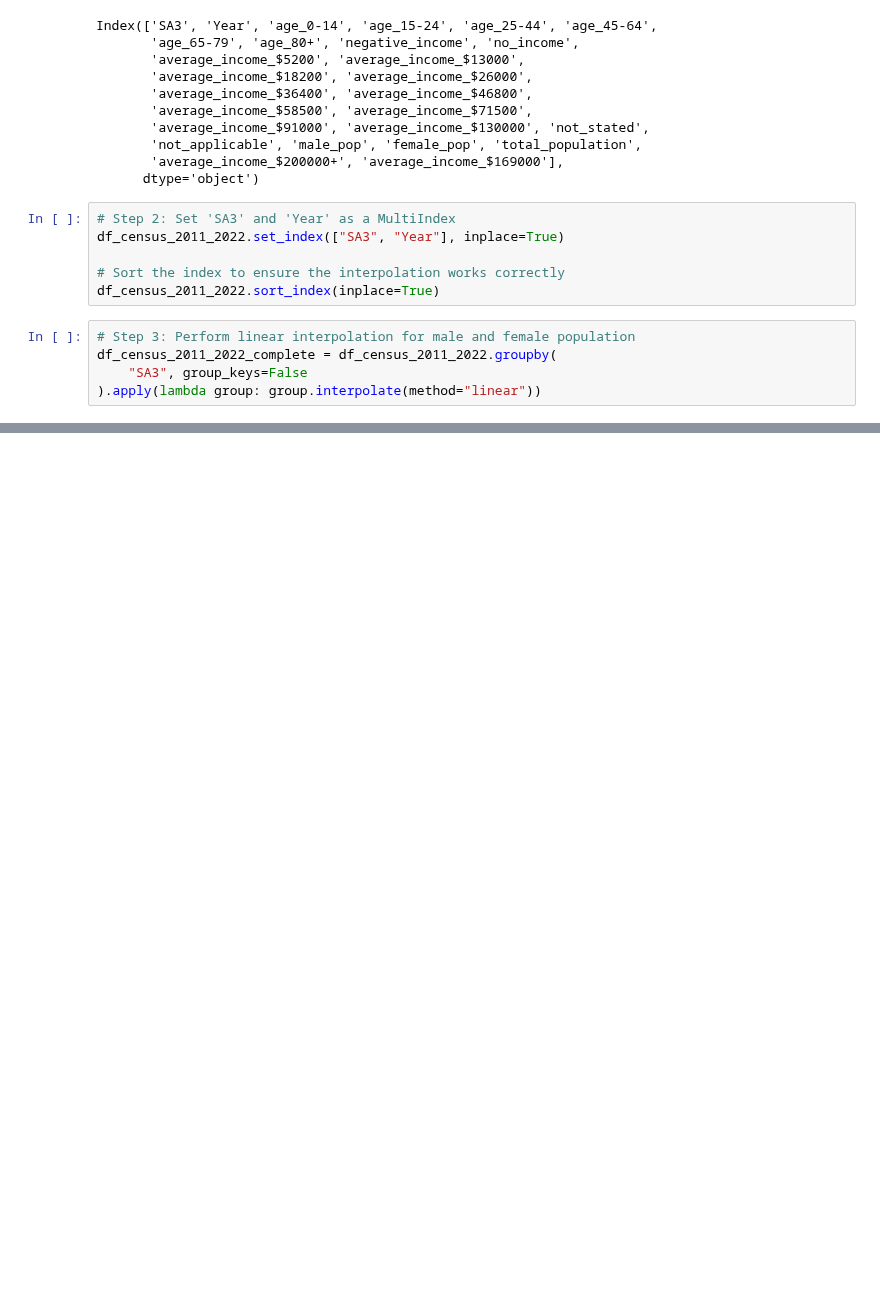
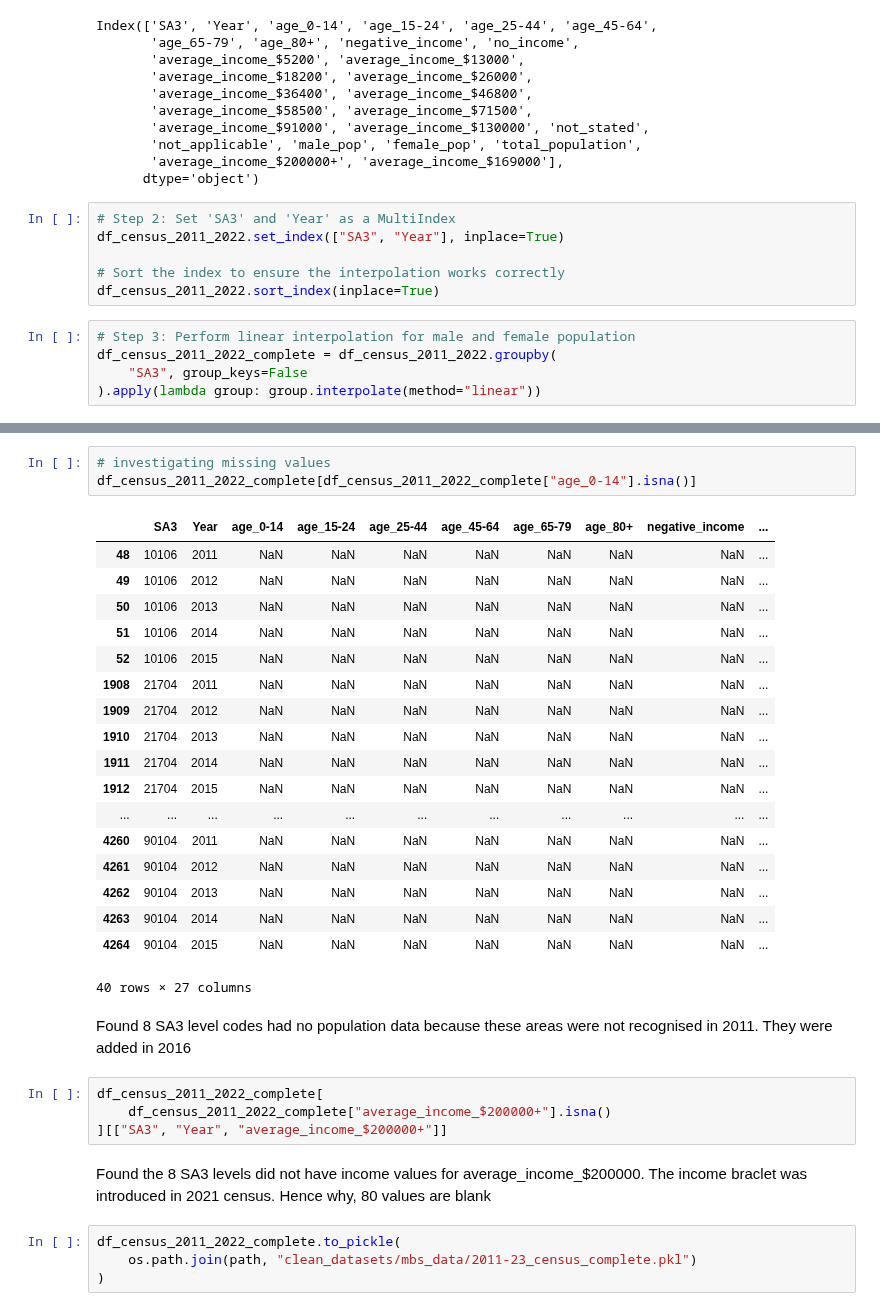
Before and after one commit to jiniep/mbs_analysis, a Jupyter notebook: scripts/5_census_years_imputation.ipynb, the cells around one changed output, grey strips where cells are left out. Drawn from its saved outputs; the diff is of its cells as text; blank space fills up the shorter version.

Commit message:
checking complete census dataset and exporting to pickle file. paient experience script clean up

```diff
--- a/scripts/5_census_years_imputation.ipynb
+++ b/scripts/5_census_years_imputation.ipynb
@@ -483,0 +522,34 @@ df_census_2011_2022_complete.head(20)
+# %%
+# investigating missing values
+df_census_2011_2022_complete[df_census_2011_2022_complete["age_0-14"].isna()]
+# %% [output]
+|  | SA3 | Year | age_0-14 | age_15-24 | age_25-44 | age_45-64 | age_65-79 | age_80+ | negative_income | ... |
+| 48 | 10106 | 2011 | NaN | NaN | NaN | NaN | NaN | NaN | NaN | ... |
+| 49 | 10106 | 2012 | NaN | NaN | NaN | NaN | NaN | NaN | NaN | ... |
+| 50 | 10106 | 2013 | NaN | NaN | NaN | NaN | NaN | NaN | NaN | ... |
+| 51 | 10106 | 2014 | NaN | NaN | NaN | NaN | NaN | NaN | NaN | ... |
+| 52 | 10106 | 2015 | NaN | NaN | NaN | NaN | NaN | NaN | NaN | ... |
+| 1908 | 21704 | 2011 | NaN | NaN | NaN | NaN | NaN | NaN | NaN | ... |
+| 1909 | 21704 | 2012 | NaN | NaN | NaN | NaN | NaN | NaN | NaN | ... |
+| 1910 | 21704 | 2013 | NaN | NaN | NaN | NaN | NaN | NaN | NaN | ... |
+| 1911 | 21704 | 2014 | NaN | NaN | NaN | NaN | NaN | NaN | NaN | ... |
+| 1912 | 21704 | 2015 | NaN | NaN | NaN | NaN | NaN | NaN | NaN | ... |
+| ... | ... | ... | ... | ... | ... | ... | ... | ... | ... | ... |
+| 4260 | 90104 | 2011 | NaN | NaN | NaN | NaN | NaN | NaN | NaN | ... |
+| 4261 | 90104 | 2012 | NaN | NaN | NaN | NaN | NaN | NaN | NaN | ... |
+| 4262 | 90104 | 2013 | NaN | NaN | NaN | NaN | NaN | NaN | NaN | ... |
+| 4263 | 90104 | 2014 | NaN | NaN | NaN | NaN | NaN | NaN | NaN | ... |
+| 4264 | 90104 | 2015 | NaN | NaN | NaN | NaN | NaN | NaN | NaN | ... |
+40 rows × 27 columns
+# %% [markdown]
+Found 8 SA3 level codes had no population data because these areas were not recognised in 2011. They were added in 2016
+# %%
+df_census_2011_2022_complete[
+    df_census_2011_2022_complete["average_income_$200000+"].isna()
+][["SA3", "Year", "average_income_$200000+"]]
+# %% [markdown]
+Found the 8 SA3 levels did not have income values for average_income_$200000. The income braclet was introduced in 2021 census. Hence why, 80 values are blank
+# %%
+df_census_2011_2022_complete.to_pickle(
+    os.path.join(path, "clean_datasets/mbs_data/2011-23_census_complete.pkl")
+)
```
Also changed, not shown: parts of 11 cells of this notebook, 8 other files.
